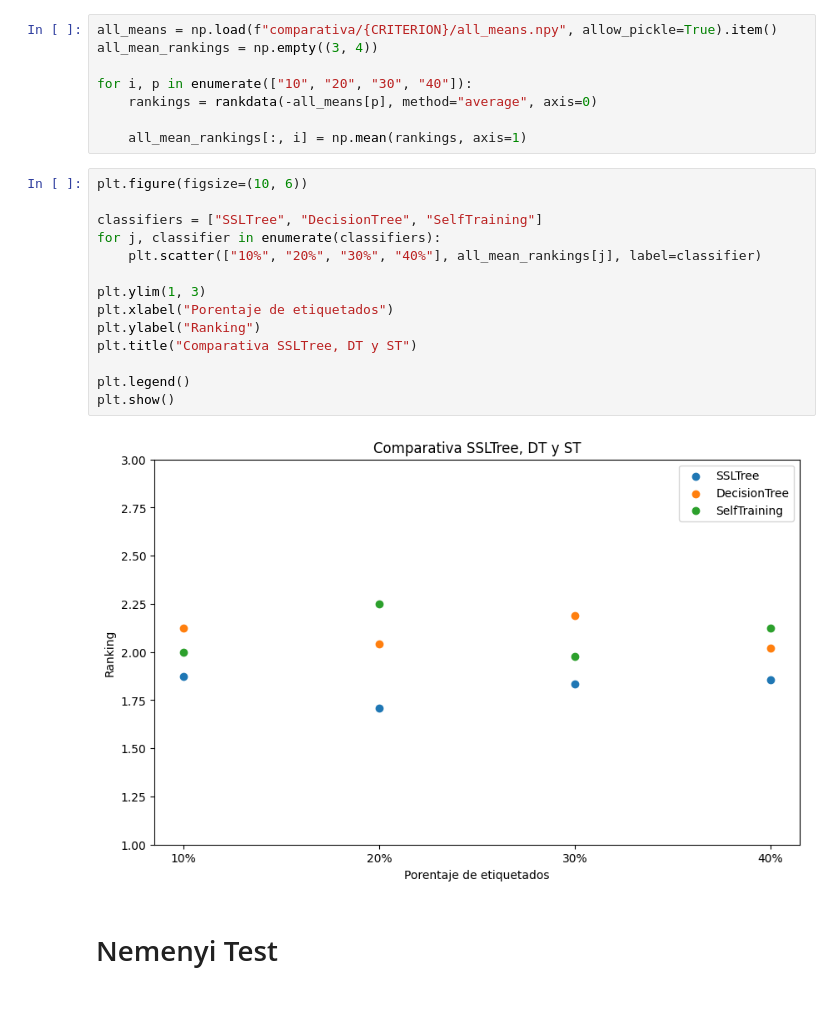
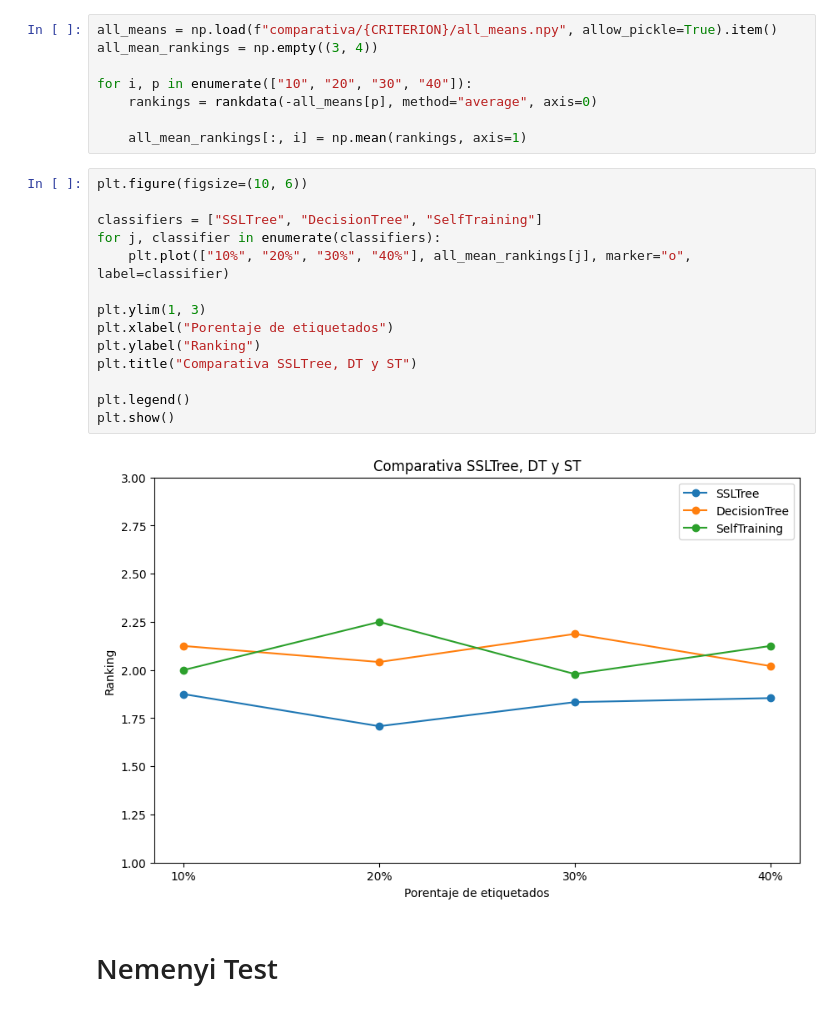
Before and after one commit to dmacha27/TFM-VIU, a Jupyter notebook: metodos/SSLTree/experimentos/comparativa.ipynb, the cells around one changed output. Saved outputs shown, nothing was run; the diff lists cells and outputs as text.

```diff
--- a/metodos/SSLTree/experimentos/comparativa.ipynb
+++ b/metodos/SSLTree/experimentos/comparativa.ipynb
@@ -74,19 +74,19 @@ for i, p in enumerate(["10", "20", "30", "40"]):
 # %%
 plt.figure(figsize=(10, 6))
 
 classifiers = ["SSLTree", "DecisionTree", "SelfTraining"]
 for j, classifier in enumerate(classifiers):
-    plt.scatter(["10%", "20%", "30%", "40%"], all_mean_rankings[j], label=classifier)
+    plt.plot(["10%", "20%", "30%", "40%"], all_mean_rankings[j], marker="o", label=classifier)
 
 plt.ylim(1, 3)
 plt.xlabel("Porentaje de etiquetados")
 plt.ylabel("Ranking")
 plt.title("Comparativa SSLTree, DT y ST")
 
 plt.legend()
 plt.show()
 # %% [output]
-[figure, old version]
+[figure, new version]
 # %% [markdown]
 # Nemenyi Test
 # %%
```
Also changed, not shown: parts of 3 cells of this notebook, 7 other files.
